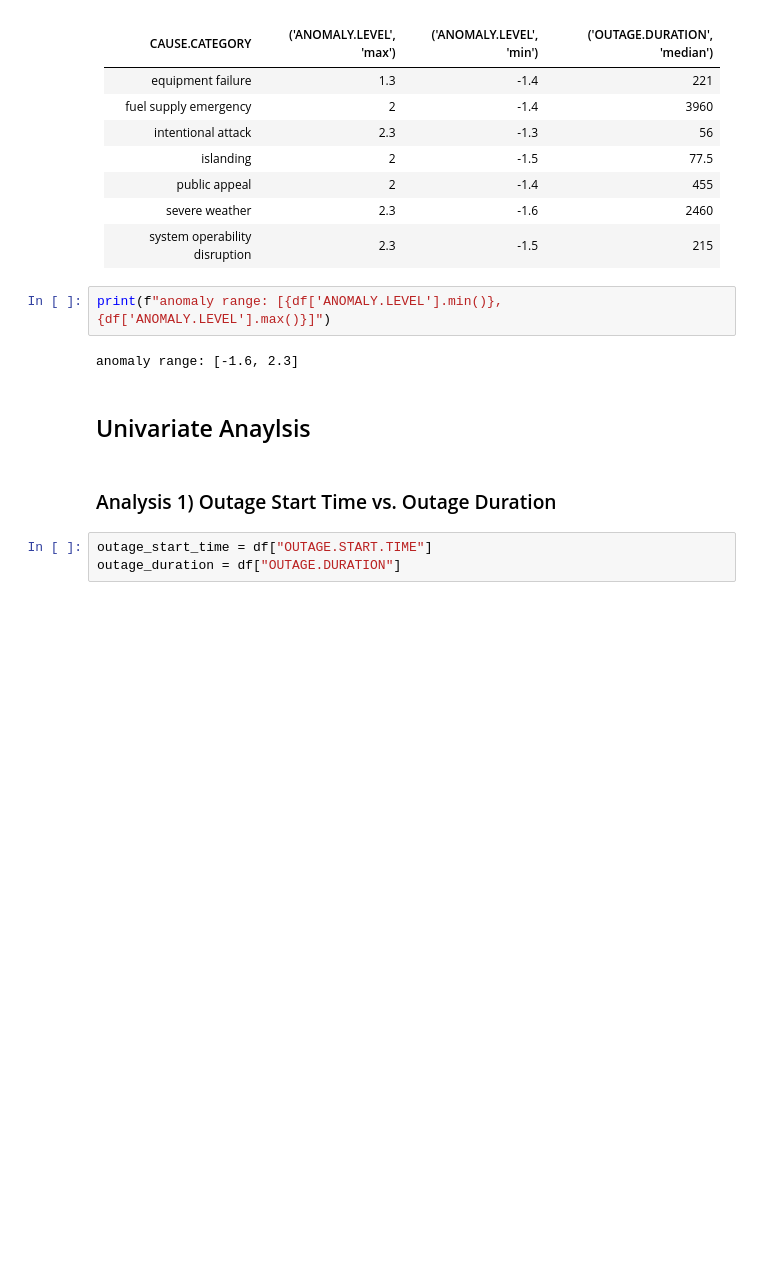
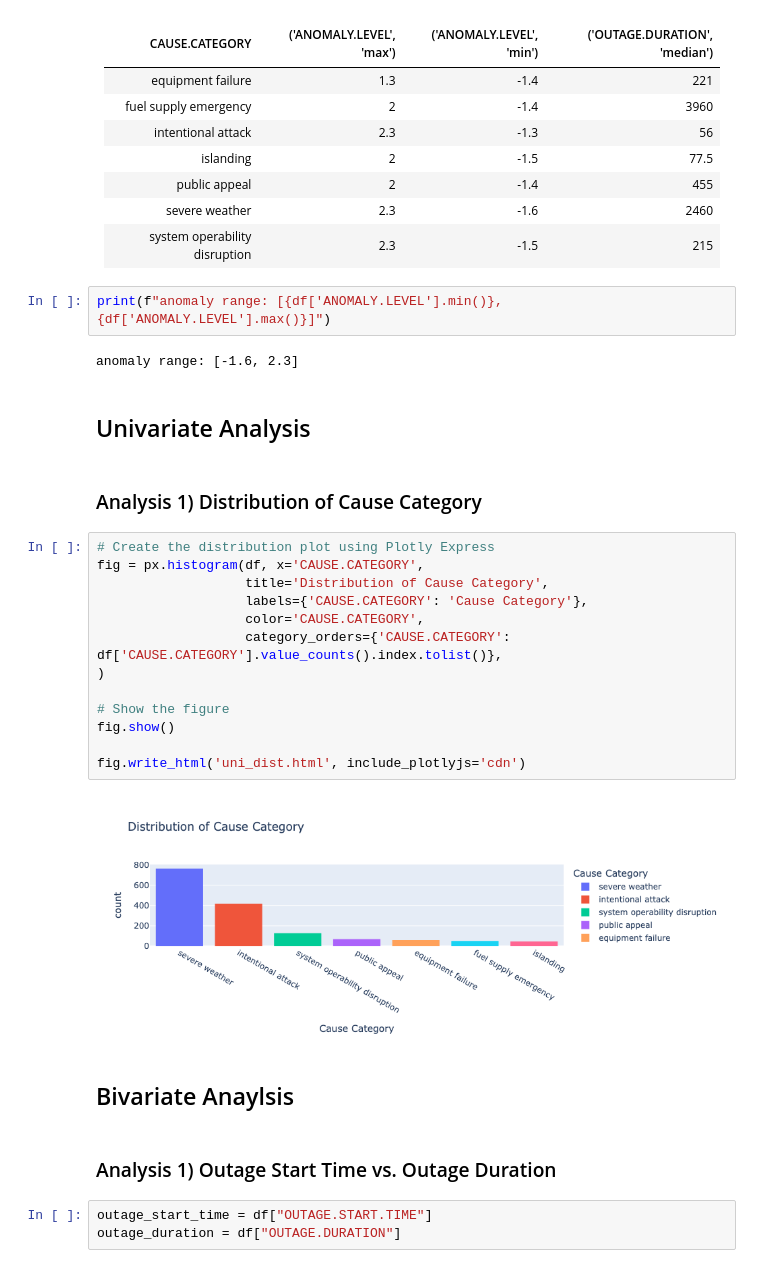
Before and after one commit to djlisbonne/power_outage_analysis, a Jupyter notebook: portfolio.ipynb, the cells around one changed output. Drawn from its saved outputs; the diff is of its cells as text; blank space fills up the shorter version.

```diff
--- a/portfolio.ipynb
+++ b/portfolio.ipynb
@@ -141,7 +141,26 @@ print(f"anomaly range: [{df['ANOMALY.LEVEL'].min()}, {df['ANOMALY.LEVEL'].max()}
 # %% [output]
 anomaly range: [-1.6, 2.3]
 # %% [markdown]
-## Univariate Anaylsis
+## Univariate Analysis
+# %% [markdown]
+### Analysis 1) Distribution of Cause Category
+# %%
+# Create the distribution plot using Plotly Express
+fig = px.histogram(df, x='CAUSE.CATEGORY',
+                   title='Distribution of Cause Category',
+                   labels={'CAUSE.CATEGORY': 'Cause Category'},
+                   color='CAUSE.CATEGORY',
+                   category_orders={'CAUSE.CATEGORY': df['CAUSE.CATEGORY'].value_counts().index.tolist()},
+)
+
+# Show the figure
+fig.show()
+
+fig.write_html('uni_dist.html', include_plotlyjs='cdn')
+# %% [output]
+[figure, added]
+# %% [markdown]
+## Bivariate Anaylsis
 # %% [markdown]
 ### Analysis 1) Outage Start Time vs. Outage Duration
 # %%
```
Also changed, not shown: parts of 6 cells of this notebook, 2 other files.
